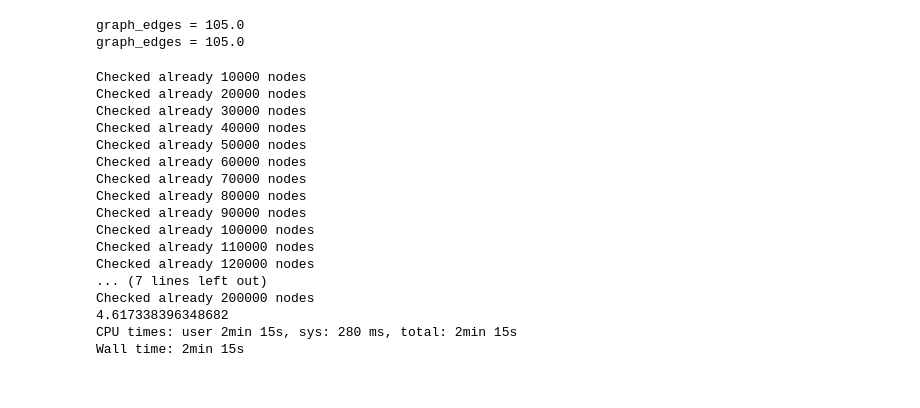
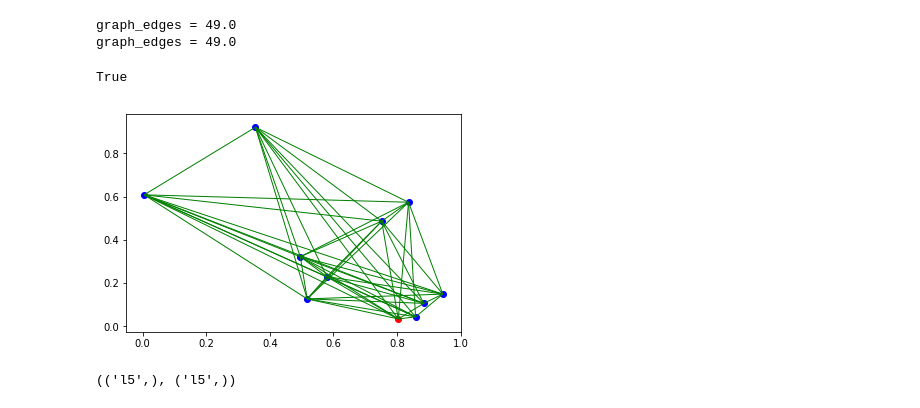
Before and after one commit to Ciro-Taranto/tsp_exercise, a Jupyter notebook: Untitled.ipynb, the cells around one changed output. Drawn from its saved outputs; the diff is of its cells as text; code cells hidden in the pictures.

```diff
--- a/Untitled.ipynb
+++ b/Untitled.ipynb
@@ -10,30 +14,16 @@ from problems.map_generator import garbage_collection_points_layout,random_graph
 # %%
-locations,loads,edges = random_graph_layout(20,1,0.5)
+locations,loads,edges = random_graph_layout(10,1,number_of_arcs=0.9,traffic=0.0)
 # %% [output]
-graph_edges = 105.0
-graph_edges = 105.0
+graph_edges = 49.0
+graph_edges = 49.0
 # %%
 g = Graph(locations=locations,weights=edges)
+# %%
+g.render()
+# %% [output]
+True
+[figure, added]
 # %%
-astar = TravelingSalesman(locations,edges)
+constraint = ConstraintSatisfaction(locations,edges)
+# %% [output]
+(('l5',), ('l5',))
-# %%
-%%time
-astar_sol = astar.solve()
-# %% [output]
-Checked already 10000 nodes
-Checked already 20000 nodes
-Checked already 30000 nodes
-Checked already 40000 nodes
-Checked already 50000 nodes
-Checked already 60000 nodes
-Checked already 70000 nodes
-Checked already 80000 nodes
-Checked already 90000 nodes
-Checked already 100000 nodes
-Checked already 110000 nodes
-Checked already 120000 nodes
-... (7 lines left out)
-Checked already 200000 nodes
-4.617338396348682
-CPU times: user 2min 15s, sys: 280 ms, total: 2min 15s
-Wall time: 2min 15s
```
Also changed, not shown: parts of 25 cells of this notebook, 4 other files.
